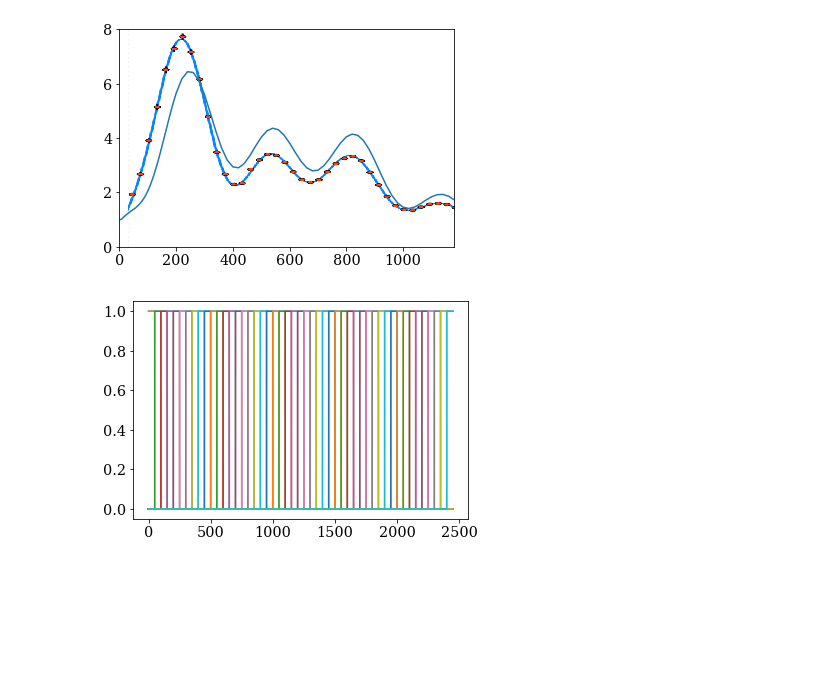
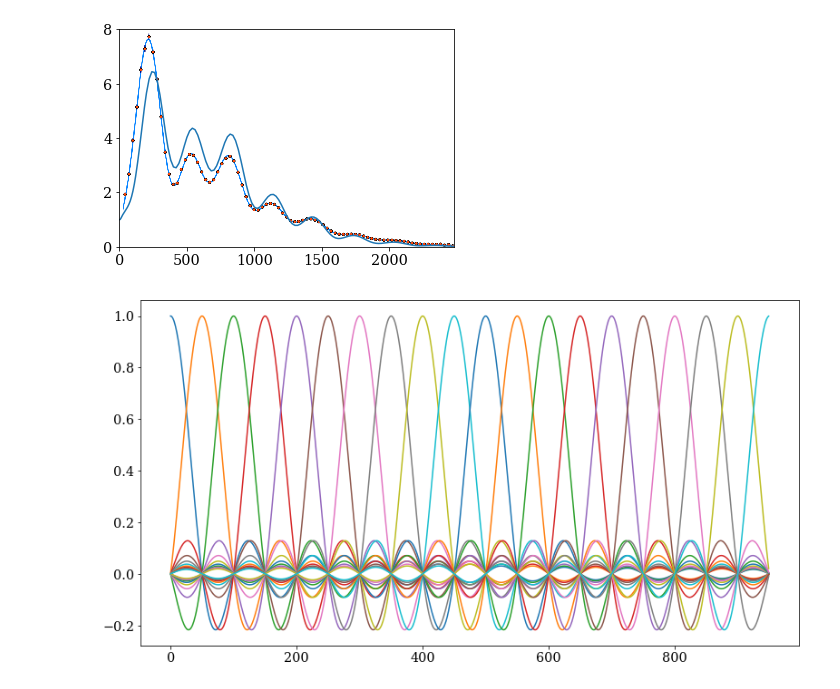
Before and after one commit to aifer4/summer_2019, a Jupyter notebook: PCA_numba.ipynb, the cells around one changed output. Drawn from its saved outputs; the diff is of its cells as text; code cells hidden in the pictures; blank space fills up the shorter version.

```diff
--- a/PCA_numba.ipynb
+++ b/PCA_numba.ipynb
@@ -13,7 +13,6 @@ import copy
 import pickle
 plt.rcParams.update(par.plot_params)
 cp = copy.deepcopy
-plt.rcParams.update(par.plot_params)
 # %%
 # Load data from GDM_FID.
 
@@ -110,7 +109,7 @@ def solve(wd, Dwd):
 # k and l list for integration
 k_list2  = np.linspace(k_low,k_high,K_INT)
 l_list = np.array([i for i in range(2,50,1)]+[i for i in range(50,200,5)] +
-     [i for i in range(200, 1200, 20)])
+     [i for i in range(200, 2500, 20)])
 L = len(l_list)
 
 """Precompute Bessel Functions"""
@@ -154,7 +153,7 @@ if True:
     plt.xlim(0,l_list[-1])
     plt.show()
 # %% [output]
-[figure, old version]
+[figure, new version]
 # %%
 # compile the functions and time
 time_functions=False
@@ -169,17 +168,24 @@ if time_functions:
 # %%
 """w-only PCA"""
 
+import scipy.signal as sig
+
+def gaussian(x, mu, sig):
+    return np.exp(-np.power(x - mu, 2.) / (2 * np.power(sig, 2.)))
+
+def sinc(x):
+    return np.sin(np.pi*x)/(np.pi*x)
 
 # number of components:
-N_C = 50
+N_C = 20
 width = 50
 # number of basis points
 N_B = (N_C-1) * width
 J = np.zeros((L, N_C))
-basis_type='sqr'
+basis_type='sinc'
 
 # derivative stepsize:
-stepsize = 0.00001
+stepsize = 0.001
 
 # set the w basis
 basis_domain = np.linspace(τ0, τ_rec, N_B)
@@ -188,37 +194,49 @@ B = np.zeros((N_B,N_C))
 if basis_type =='sine':
     # sin/cosine basis
     for n in range(N_C//2):
         s_n = np.sin(n*np.pi*basis_domain/τ_rec)
         c_n = np.cos(n*np.pi*basis_domain/τ_rec)
         B[:,2*n] = s_n
         B[:,2*n+1] = c_n
 
-if basis_type =='int_sqr':
+if basis_type =='int_square':
     # integrated sq. pulse basis:
     B[:,0] = np.ones(N_B)
     for n in range(1, N_C):
         B[width*(n-1):width*n,n]=np.linspace(0,1,width+1)[1:] - 0.5
         B[width*n:,n]=0.5
         B[:width*(n-1),n]=-0.5
 
-if basis_type =='sqr':
+if basis_type =='square':
     # sq. pulse basis:
     B[:,0] = np.ones(N_B)
     for n in range(1, N_C):
         B[width*(n-1):width*n,n]=1
+
+if basis_type =='gaussian':
+    # sq. pulse basis:
+    B[:,0] = gaussian(np.arange(N_B), 0, width/2)
+    for n in range(1, N_C):
+        B[:,n]=gaussian(np.arange(N_B), n*width, width/2)
+
+if basis_type =='sinc':
+    # sq. pulse basis:
+    B[:,0] = np.sinc(np.arange(N_B)/(width))
+    for n in range(0, N_C):
+        B[:,n]=np.sinc(np.arange(N_B)/width - n)
 
 # standard basis vectors:
 
 e = np.eye(N_C)
 
 # Calculate the fiducial power spectrum
 Cl0 = get_Cl(wd_F,Dwd)
 
 #plt.plot(np.gradient(B[:,0],axis=0))
-plt.plot(B[:,0:50])
+plt.plot(B[:,0:99])
 plt.show()
 # %% [output]
-[figure, old version]
+[figure, new version]
 # %%
 # Compute the partials:
 for n in range(N_C):
```
Also changed, not shown: parts of 6 cells of this notebook, 4 other files.
